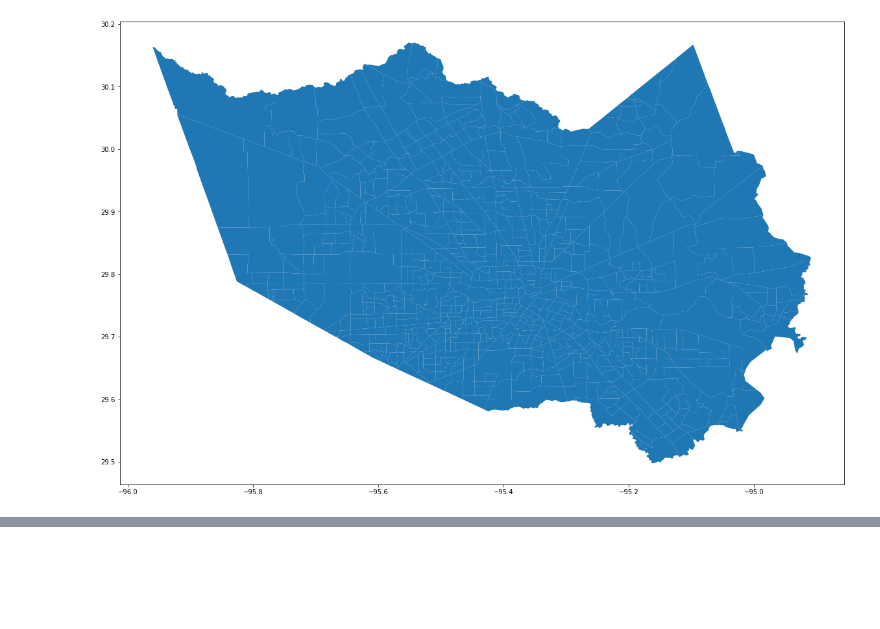
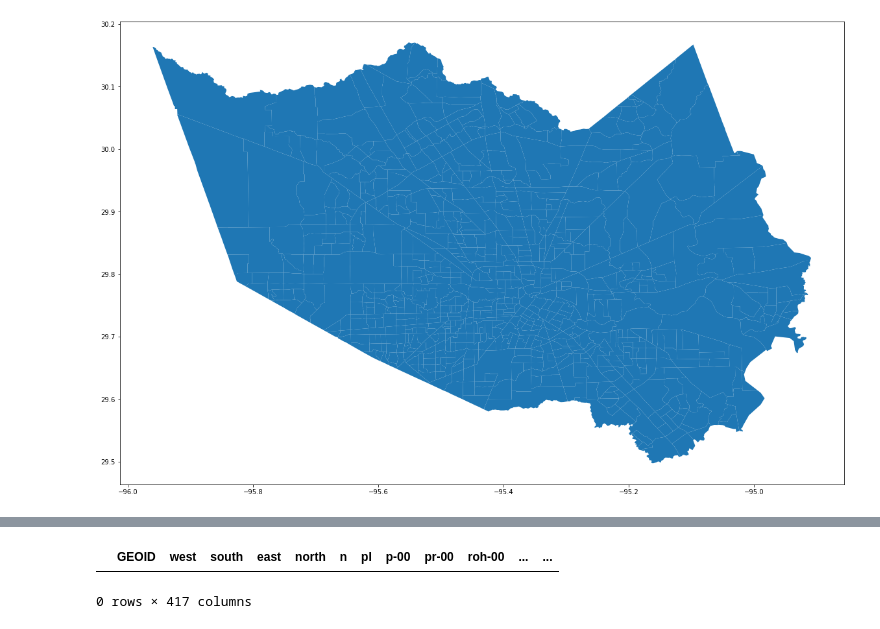
Before and after one commit to eccadena/FIPS_Investment_Decision_Project, a Jupyter notebook: notebooks/Untitled.ipynb, the cells around one changed output, grey strips where cells are left out. Drawn from its saved outputs; the diff is of its cells as text; code cells hidden in the pictures; blank space fills up the shorter version.

```diff
--- a/notebooks/Untitled.ipynb
+++ b/notebooks/Untitled.ipynb
@@ -100,0 +179,5 @@ test5.plot(figsize = (20,20))
+# %%
+merged
+# %% [output]
+|  | GEOID | west | south | east | north | n | pl | p-00 | pr-00 | roh-00 | ... | ... |
+0 rows × 417 columns
```
Also changed, not shown: parts of 7 cells of this notebook.
